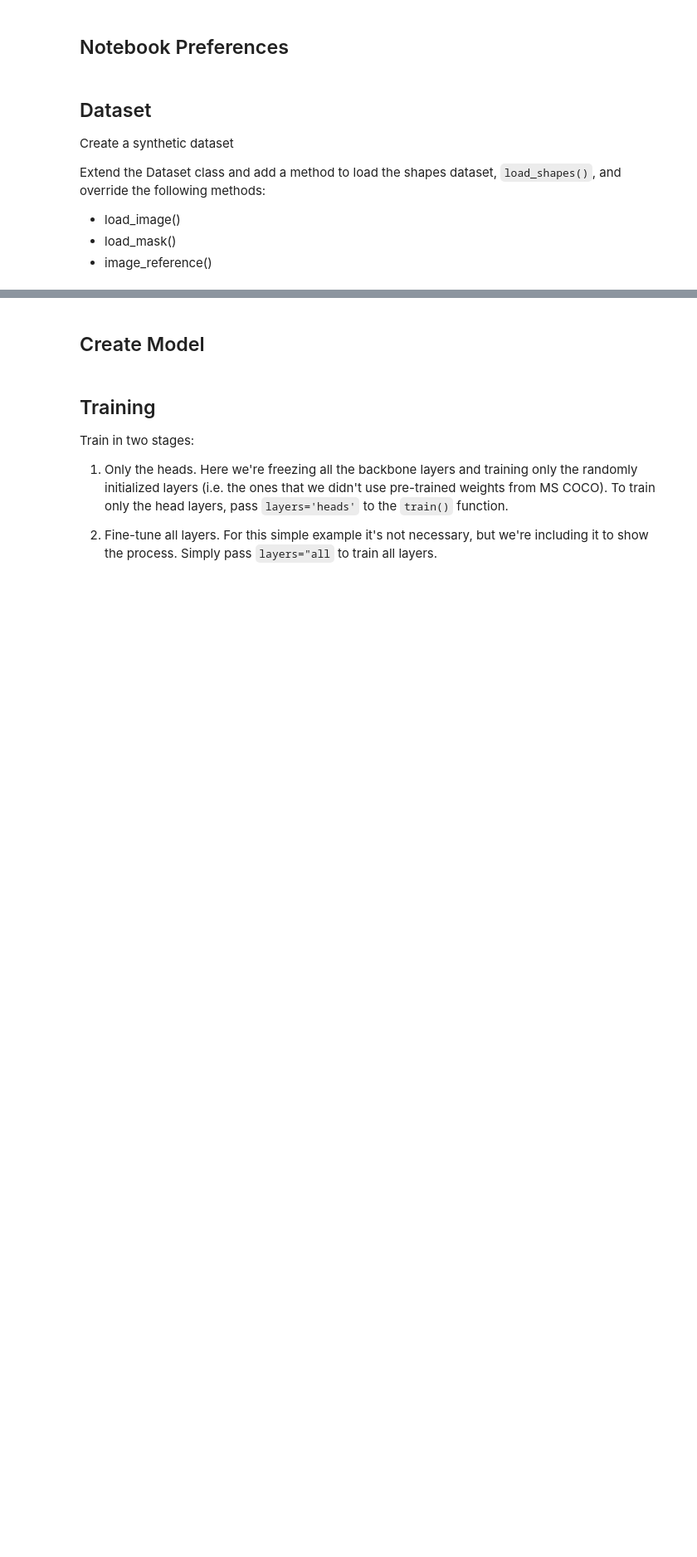
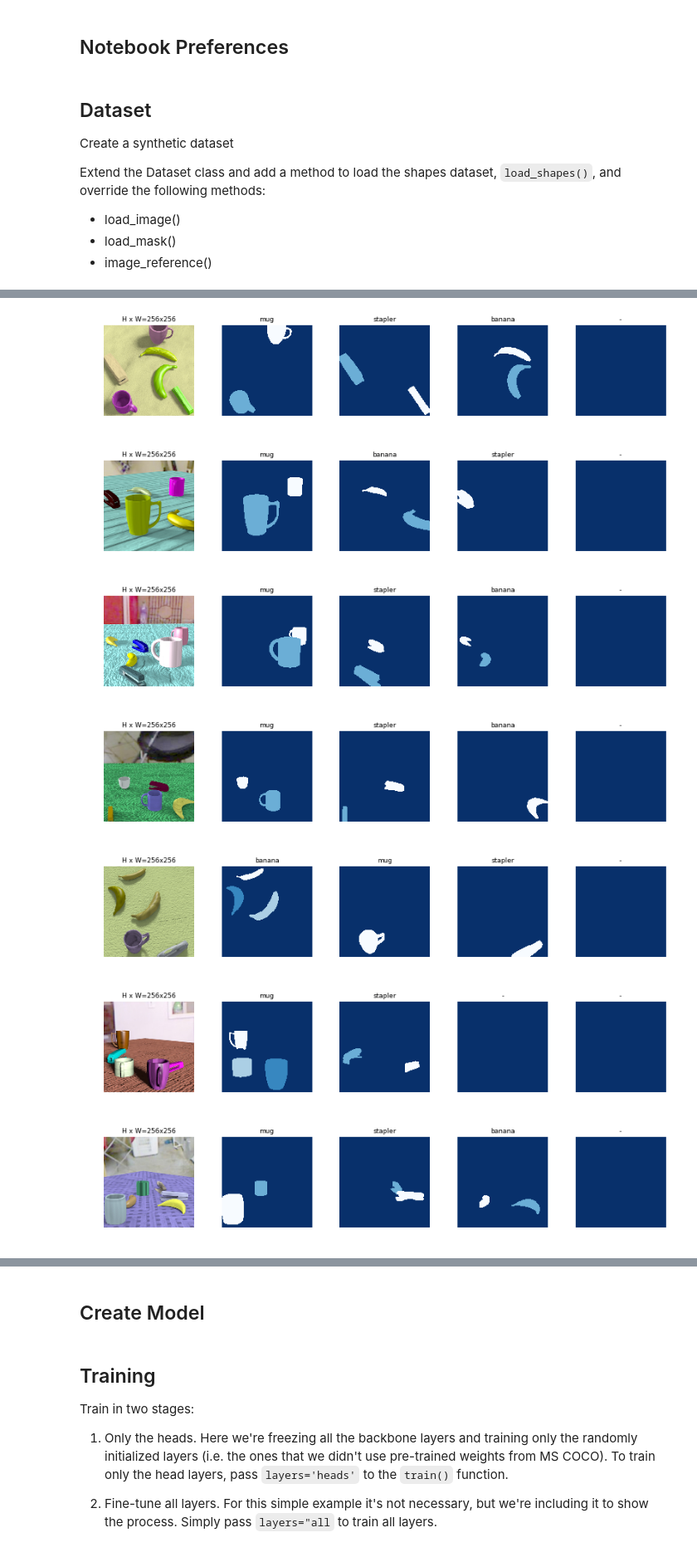
Before and after one commit to cianeastwood/Mask_RCNN, a Jupyter notebook: samples/indoorScenes/train_indoorScenes.ipynb, the cells around one changed output, grey strips where cells are left out. Shown at 83% size. Cells and saved outputs as stored; diff of their text form; code cells hidden in the pictures; blank space fills up the shorter version.

```diff
--- a/samples/indoorScenes/train_indoorScenes.ipynb
+++ b/samples/indoorScenes/train_indoorScenes.ipynb
@@ -219,0 +243,15 @@ class IndoorScenesDataset(utils.Dataset):
+# %%
+# Load and display random samples
+image_ids = range(8)
+for image_id in image_ids:
+    image = dataset_train.load_image(image_id)
+    mask, class_ids = dataset_train.load_mask(image_id)
+    visualize.display_top_masks(image, mask, class_ids, dataset_train.class_names)
+# %% [output]
+[figure, added]
+[figure, added]
+[figure, added]
+[figure, added]
+[figure, added]
+[figure, added]
+[figure, added]
```
Also changed, not shown: parts of 6 cells of this notebook.
